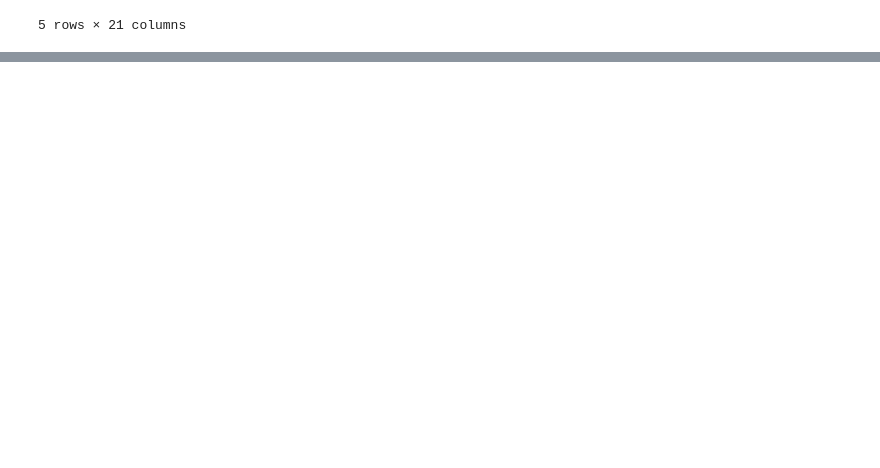
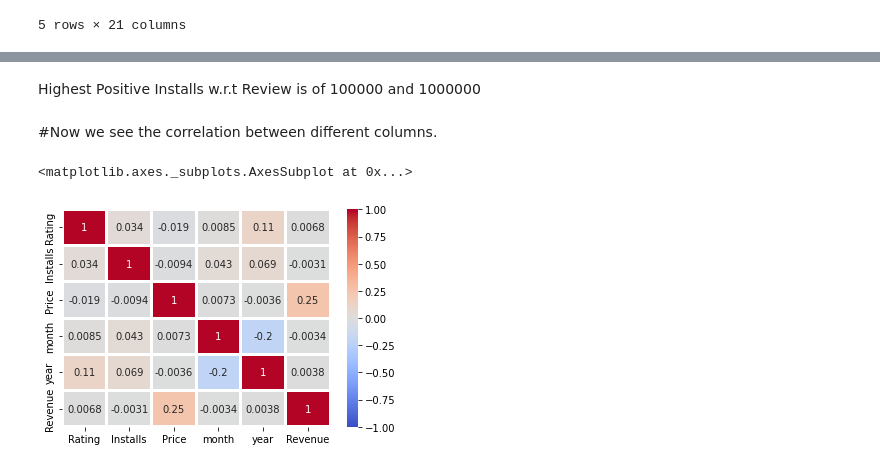
Before and after one commit to rahultj333/RJ--Capstone-Project--Play-Store-App-Analysis-, a Jupyter notebook: RAHUL_J_Play_Store_App_Review_Analysis_Capstone_Project.ipynb, the cells around one changed output, grey strips where cells are left out. Saved outputs shown, nothing was run; the diff lists cells and outputs as text; code cells hidden in the pictures; blank space fills up the shorter version.

```diff
--- a/RAHUL_J_Play_Store_App_Review_Analysis_Capstone_Project.ipynb
+++ b/RAHUL_J_Play_Store_App_Review_Analysis_Capstone_Project.ipynb
@@ -476,0 +514,11 @@ merge_df.head()   # Checking the first few rows of the dataframe
+# %% [markdown]
+Highest Positive Installs w.r.t Review is of 100000 and 1000000
+# %% [markdown]
+#Now we see the correlation between different columns.
+# %%
+# Let check the correlation between Rating, Reviews, Installs , Price , Months and Year
+
+sns.heatmap(df2.corr(), annot = True, vmin=-1, vmax=1, center= 0, cmap= 'coolwarm', linewidths=2, linecolor='white')
+# %% [output]
+<matplotlib.axes._subplots.AxesSubplot at 0x...>
+[figure, added]
```
Also changed, not shown: parts of 52 cells of this notebook.
